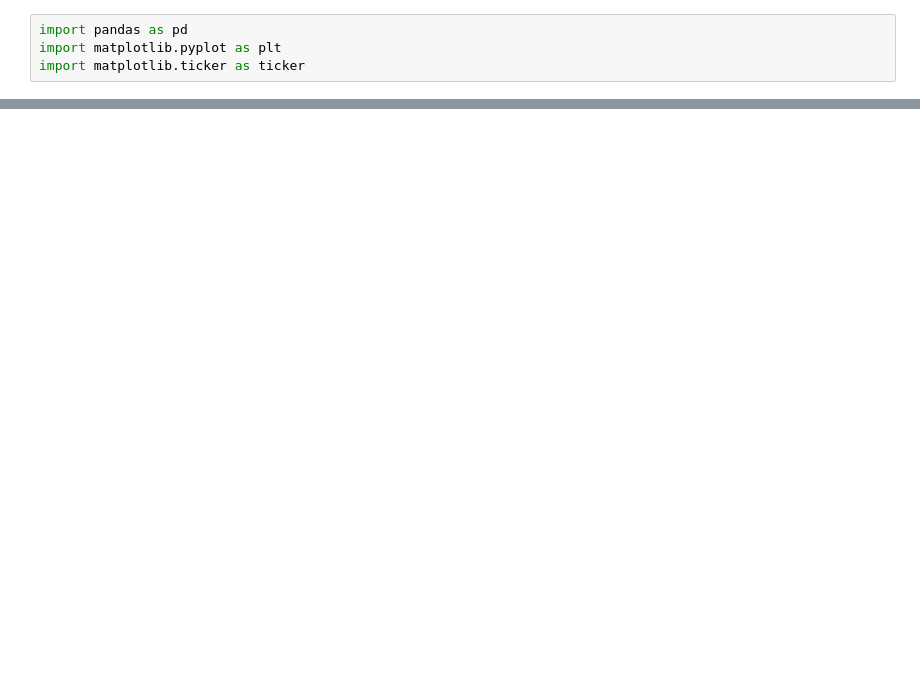
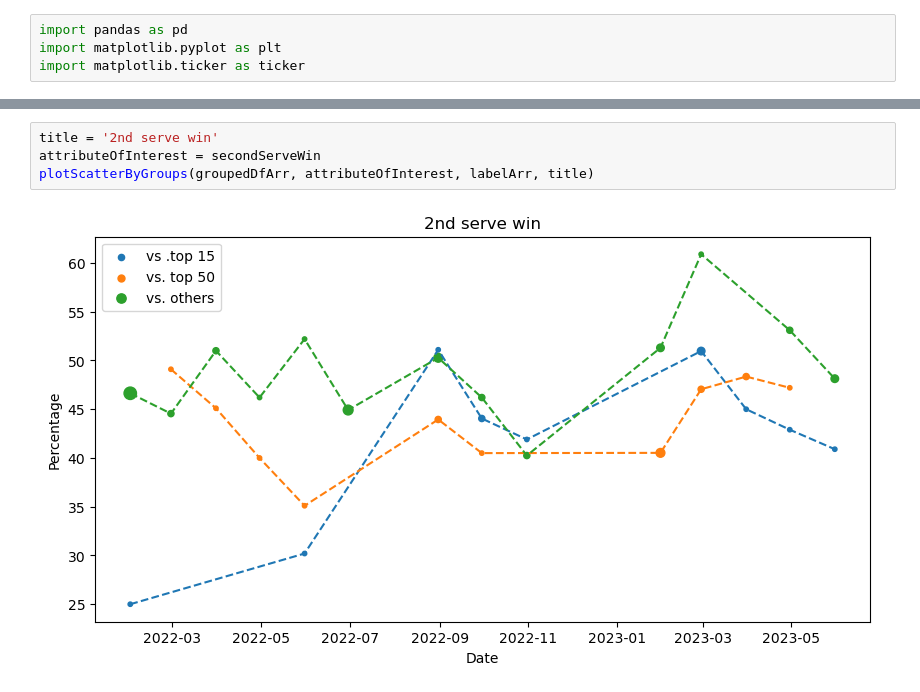
Before and after one commit to TracyYXChen/tennis-data, a Jupyter notebook: qinwenZheng/Qinwen Zheng's serves.ipynb, the cells around one changed output, grey strips where cells are left out. Drawn from its saved outputs; the diff is of its cells as text; blank space fills up the shorter version.

```diff
--- a/qinwenZheng/Qinwen Zheng's serves.ipynb
+++ b/qinwenZheng/Qinwen Zheng's serves.ipynb
@@ -153,0 +179,6 @@ plt.show()  # Display the plot
+# %%
+title = '2nd serve win'
+attributeOfInterest = secondServeWin
+plotScatterByGroups(groupedDfArr, attributeOfInterest, labelArr, title)
+# %% [output]
+[figure, added]
```
Also changed, not shown: parts of 16 cells of this notebook.
